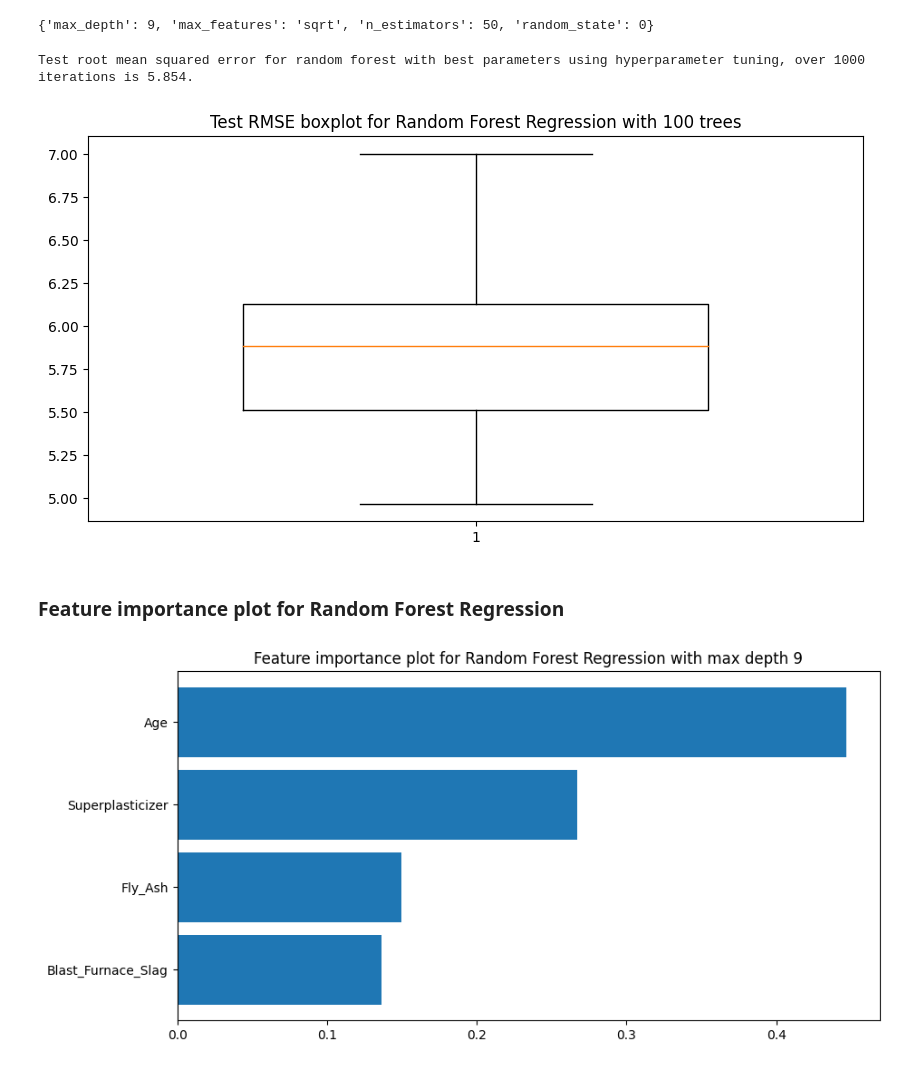
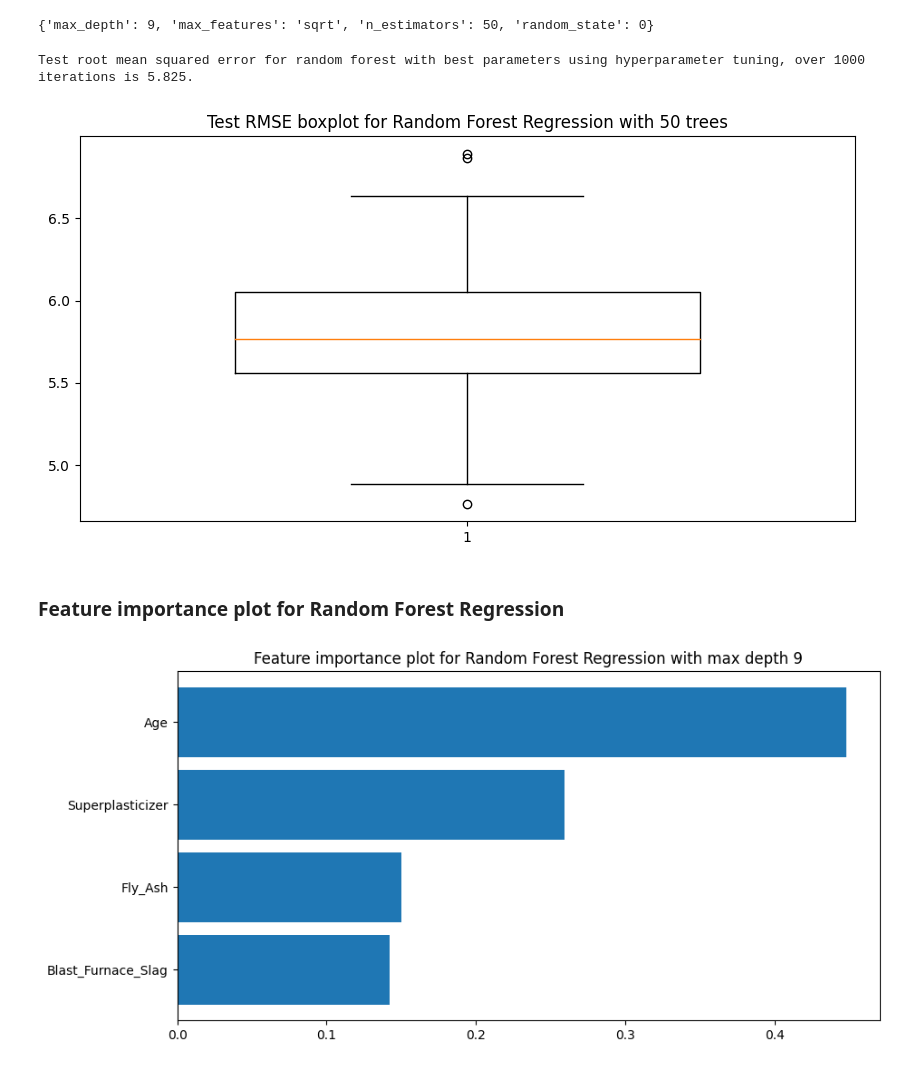
Before and after one commit to waitasecant/Concrete-Strength-Prediction, a Jupyter notebook: Concrete_Compressive_Strength.ipynb, the cells around one changed output. Cells and saved outputs as stored; diff of their text form; code cells hidden in the pictures.

```diff
--- a/Concrete_Compressive_Strength.ipynb
+++ b/Concrete_Compressive_Strength.ipynb
@@ -753,17 +790,22 @@ plt.show()
 # %% [markdown]
 ### Validation Set Approach for Random Forest Regression
 # %%
-plt.figure(figsize = (10,5))
-plt.title("Test RMSE boxplot for Random Forest Regression with 1000 trees")
+plt.figure(figsize=(10, 5))
+plt.title("Test RMSE boxplot for Random Forest Regression with 100 trees")
 test = []
 for i in range(100):
     X_train, X_test, y_train, y_test = train_test_split(
-        df_std.iloc[:,[0,1,2,4,7]],df_std["Concrete_Compressive_Strength"], test_size=0.25)
-    reg_rf = RandomForestRegressor(max_depth = 9)
-    reg_rf.fit(X_train,y_train)
+        df_std.iloc[:, [0, 1, 2, 4, 7]],
+        df_std["Concrete_Compressive_Strength"],
+        test_size=0.25,
+    )
+    reg_rf = RandomForestRegressor(max_depth=9)
+    reg_rf.fit(X_train, y_train)
     y_pred = reg_rf.predict(X_test)
-    test.append(np.sqrt(mean_squared_error(y_test,y_pred)))
-print(f"Test root mean squared error for random forest with max depth 9, over 1000 iterations is {round(np.mean(test),3)}.")
-plt.boxplot(test, widths = 0.6)
+    test.append(np.sqrt(mean_squared_error(y_test, y_pred)))
+print(
+    f"Test root mean squared error for random forest with max depth 9, over 100 iterations is {round(np.mean(test),3)}."
+)
+plt.boxplot(test, widths=0.6)
 plt.show()
 # %% [output]
@@ -784,40 +830,50 @@ param_tuning(df.iloc[:,[0,1,2,4,7]],df["Concrete_Compressive_Strength"])
 # %% [output]
 {'max_depth': 9, 'max_features': 'sqrt', 'n_estimators': 50, 'random_state': 0}
 # %%
-plt.figure(figsize = (10,5))
-plt.title("Test RMSE boxplot for Random Forest Regression with 100 trees")
+plt.figure(figsize=(10, 5))
+plt.title("Test RMSE boxplot for Random Forest Regression with 50 trees")
 test = []
 for i in range(100):
     X_train, X_test, y_train, y_test = train_test_split(
-        df_std.iloc[:,[0,1,2,4,7]],df_std["Concrete_Compressive_Strength"], test_size=0.25)
-    reg_rf = RandomForestRegressor(random_state= 0, max_depth = 9, max_features =  'sqrt', n_estimators=  50)
-    reg_rf.fit(X_train,y_train)
+        df_std.iloc[:, [0, 1, 2, 4, 7]],
+        df_std["Concrete_Compressive_Strength"],
+        test_size=0.25,
+    )
+    reg_rf = RandomForestRegressor(
+        random_state=0, max_depth=9, max_features="sqrt", n_estimators=50
+    )
+    reg_rf.fit(X_train, y_train)
     y_pred = reg_rf.predict(X_test)
-    test.append(np.sqrt(mean_squared_error(y_test,y_pred)))
-print(f"Test root mean squared error for random forest with best parameters using hyperparameter tuning, over 1000 iterations is {round(np.mean(test),3)}.")
-plt.boxplot(test, widths = 0.6)
+    test.append(np.sqrt(mean_squared_error(y_test, y_pred)))
+print(
+    f"Test root mean squared error for random forest with best parameters using hyperparameter tuning, over 1000 iterations is {round(np.mean(test),3)}."
+)
+plt.boxplot(test, widths=0.6)
 plt.show()
 # %% [output]
-Test root mean squared error for random forest with best parameters using hyperparameter tuning, over 1000 iterations is 5.854.
+Test root mean squared error for random forest with best parameters using hyperparameter tuning, over 1000 iterations is 5.825.
-[figure, old version]
+[figure, new version]
 # %% [markdown]
 ### Feature importance plot for Random Forest Regression
 # %%
-plt.figure(figsize = (10,5))
+plt.figure(figsize=(10, 5))
 plt.title("Feature importance plot for Random Forest Regression with max depth 9")
 list1 = []
 list2 = []
 for i in range(100):
     X_train, X_test, y_train, y_test = train_test_split(
-        df.iloc[:,[1,2,4,7]], df["Concrete_Compressive_Strength"], test_size=0.25)
-    reg_rf = RandomForestRegressor(max_depth=9)
+        df.iloc[:, [1, 2, 4, 7]], df["Concrete_Compressive_Strength"], test_size=0.25
+    )
+    reg_rf = RandomForestRegressor(
+        random_state=0, max_depth=9, max_features="sqrt", n_estimators=50
+    )
     reg_rf.fit(X_train, y_train)
     sorted_idx = reg_rf.feature_importances_.argsort()
     list1.append(reg_rf.feature_importances_[sorted_idx])
 for j in range(4):
     list2.append(np.mean([list1[i][j] for i in range(10)]))
-plt.barh(df.iloc[:,[1,2,4,7]].columns, list2, height=0.85)
+plt.barh(df.iloc[:, [1, 2, 4, 7]].columns, list2, height=0.85)
 plt.show()
 # %% [output]
-[figure, old version]
+[figure, new version]
 # %%
```
Also changed, not shown: parts of 40 cells of this notebook, 2 other files.
